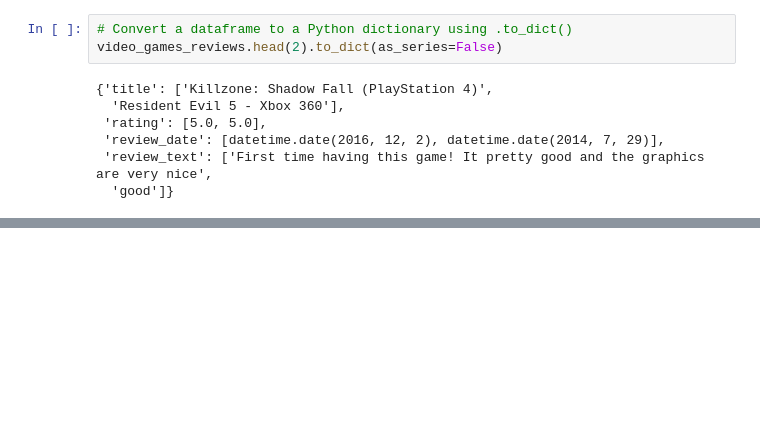
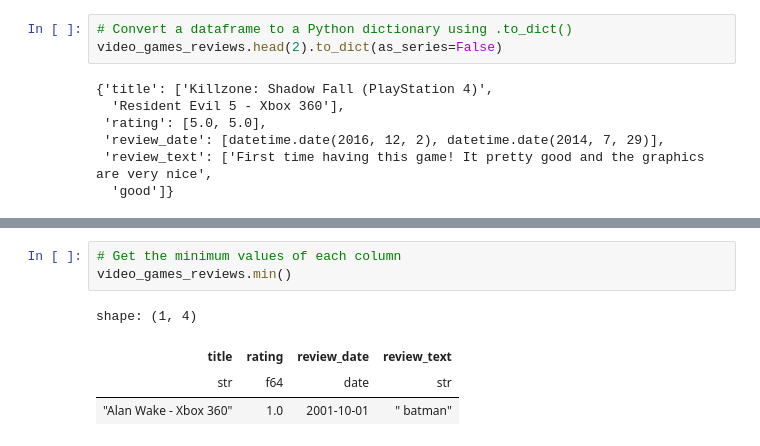
Before and after one commit to PacktPublishing/Data-Analysis-with-Polars, a Jupyter notebook: chapter_02/01_dataframes.ipynb, the cells around one changed output, grey strips where cells are left out. Drawn from its saved outputs; the diff is of its cells as text; blank space fills up the shorter version.

```diff
--- a/chapter_02/01_dataframes.ipynb
+++ b/chapter_02/01_dataframes.ipynb
@@ -677,0 +709,8 @@ video_games_reviews.head(2).to_dict(as_series=False)
+# %%
+# Get the minimum values of each column
+video_games_reviews.min()
+# %% [output]
+shape: (1, 4)
+| title | rating | review_date | review_text |
+| str | f64 | date | str |
+| "Alan Wake - Xbox 360" | 1.0 | 2001-10-01 | " batman" |
```
Also changed, not shown: parts of 10 cells of this notebook.
